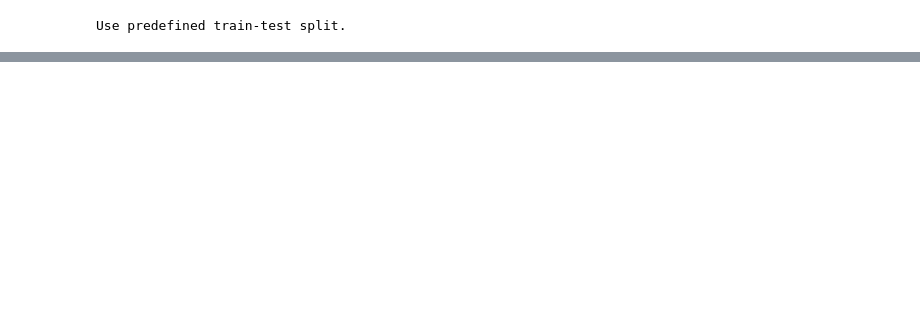
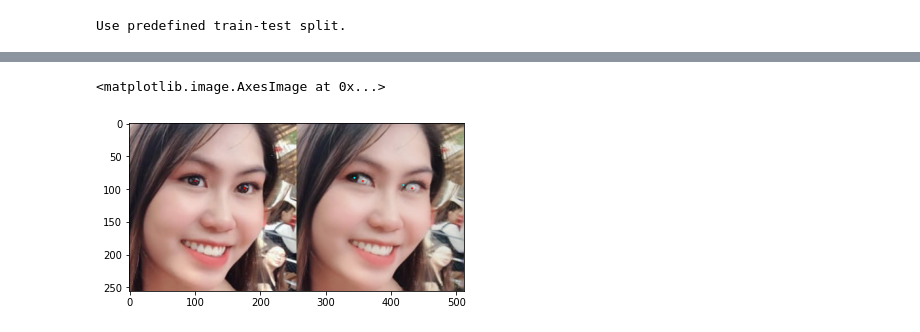
Before and after one commit to vuthede/first-order-model-implementation, a Jupyter notebook: analysis.ipynb, the cells around one changed output, grey strips where cells are left out. Saved outputs shown, nothing was run; the diff lists cells and outputs as text; code cells hidden in the pictures; blank space fills up the shorter version.

```diff
--- a/analysis.ipynb
+++ b/analysis.ipynb
@@ -21,7 +21,7 @@ device = 'cuda'
 def load_model(ckpt):
     checkpoint = torch.load(ckpt, map_location=device)
      # Model here
-    dense_motion_params = {"block_expansion":64, "max_features": 1024, "num_blocks":5, "scale_factor":0.25}
+    dense_motion_params = {"block_expansion":64, "max_features": 1024, "num_blocks":5, "scale_factor":0.25, "using_first_order_motion":False}
     G = OcclusionAwareGenerator(num_channels=3, num_kp=2, block_expansion=64, max_features=512, num_down_blocks=2,
                  num_bottleneck_blocks=6, estimate_occlusion_map=True, dense_motion_params=dense_motion_params, estimate_jacobian=True)
 
@@ -32,7 +32,7 @@ def load_model(ckpt):
 def draw_landmarks(img, lmks, color=(255,0,0)):
     img = np.ascontiguousarray(img)
     for a in lmks:
-        cv2.circle(img,(int(round(a[0])), int(round(a[1]))), 3, color, -1, lineType=cv2.LINE_AA)
+        cv2.circle(img,(int(round(a[0])), int(round(a[1]))), 1, color, -1, lineType=cv2.LINE_AA)
 
     return img
 
@@ -84,7 +84,11 @@ def synthize_kp_driving(kp_src, delta_x=None, delta_y=None):
 from skimage import io, img_as_float32
 
 # Load model
-ckpt = "checkpoints/motion_iris/11.pth.tar"
+# ckpt = "checkpoints/motion_iris/11.pth.tar"
+# ckpt = "checkpoints/motion_iris_fix_motion_equation/15.pth.tar"
+# ckpt = "checkpoints/motion_iris_fix_motion_test/8.pth.tar"
+ckpt = "checkpoints/motion_iris_fix_motion_test_zero_order_motion/20.pth.tar"
+
 G = load_model(ckpt = ckpt)
 G.eval()
 
@@ -120,6 +124,6 @@ def synthesize_image(src_path, delta_x, delta_y):
     prediction = G(source_image=x, kp_driving=kp_driving, kp_source=kp_src)
     img_out = vis(x, prediction["prediction"], kp_src["value"], kp_driving["value"])
 
-    return img_out
+    return img_out, prediction
 # %% [output]
 Use predefined train-test split.
@@ -140,0 +227,6 @@ interactive(children=(FloatSlider(value=0.0, description='x', max=0.15, min=-0.1
+# %%
+img, predictions = synthesize_image(src_path="trinh.png", delta_x=-0.10, delta_y=-0.04)
+plt.imshow(img)
+# %% [output]
+<matplotlib.image.AxesImage at 0x...>
+[figure, added]
```
Also changed, not shown: parts of 22 cells of this notebook, 10 other files.
